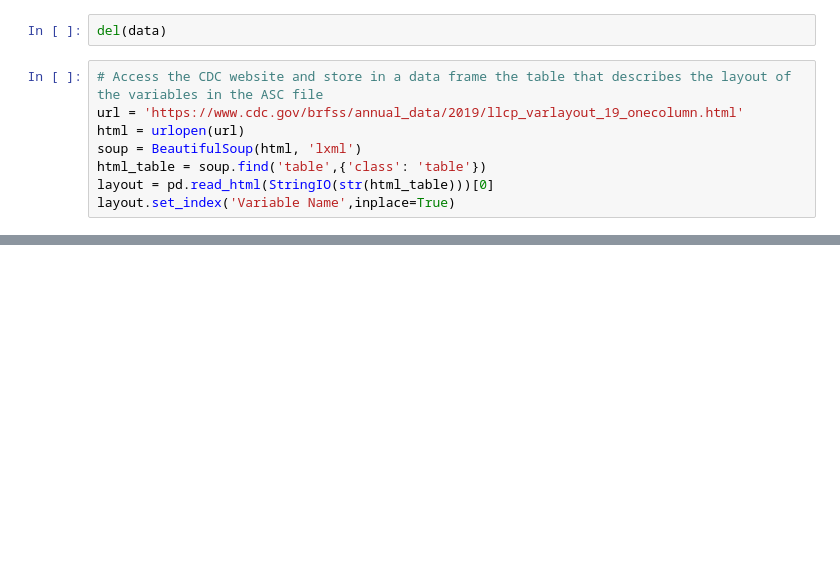
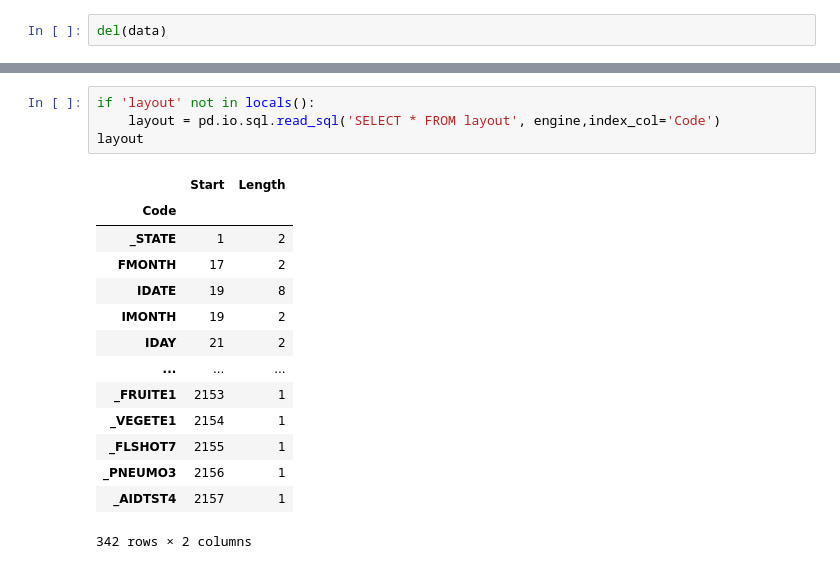
Before and after one commit to bedu-dsc2-Aether/curly-doodle, a Jupyter notebook: dataCleaning/downloadData.ipynb, the cells around one changed output, grey strips where cells are left out. Drawn from its saved outputs; the diff is of its cells as text; blank space fills up the shorter version.

```diff
--- a/dataCleaning/downloadData.ipynb
+++ b/dataCleaning/downloadData.ipynb
@@ -33,10 +69,2 @@ print(data)
 # %%
 del(data)
-# %%
-# Access the CDC website and store in a data frame the table that describes the layout of the variables in the ASC file
-url = 'https://www.cdc.gov/brfss/annual_data/2019/llcp_varlayout_19_onecolumn.html'
-html = urlopen(url)
-soup = BeautifulSoup(html, 'lxml')
-html_table = soup.find('table',{'class': 'table'})
-layout = pd.read_html(StringIO(str(html_table)))[0]
-layout.set_index('Variable Name',inplace=True)
@@ -90,0 +77,19 @@ data
+# %%
+if 'layout' not in locals():
+    layout = pd.io.sql.read_sql('SELECT * FROM layout', engine,index_col='Code')
+layout
+# %% [output]
+|  | Start | Length |
+| Code |  |  |
+| _STATE | 1 | 2 |
+| FMONTH | 17 | 2 |
+| IDATE | 19 | 8 |
+| IMONTH | 19 | 2 |
+| IDAY | 21 | 2 |
+| ... | ... | ... |
+| _FRUITE1 | 2153 | 1 |
+| _VEGETE1 | 2154 | 1 |
+| _FLSHOT7 | 2155 | 1 |
+| _PNEUMO3 | 2156 | 1 |
+| _AIDTST4 | 2157 | 1 |
+342 rows × 2 columns
```
Also changed, not shown: parts of 29 cells of this notebook.
